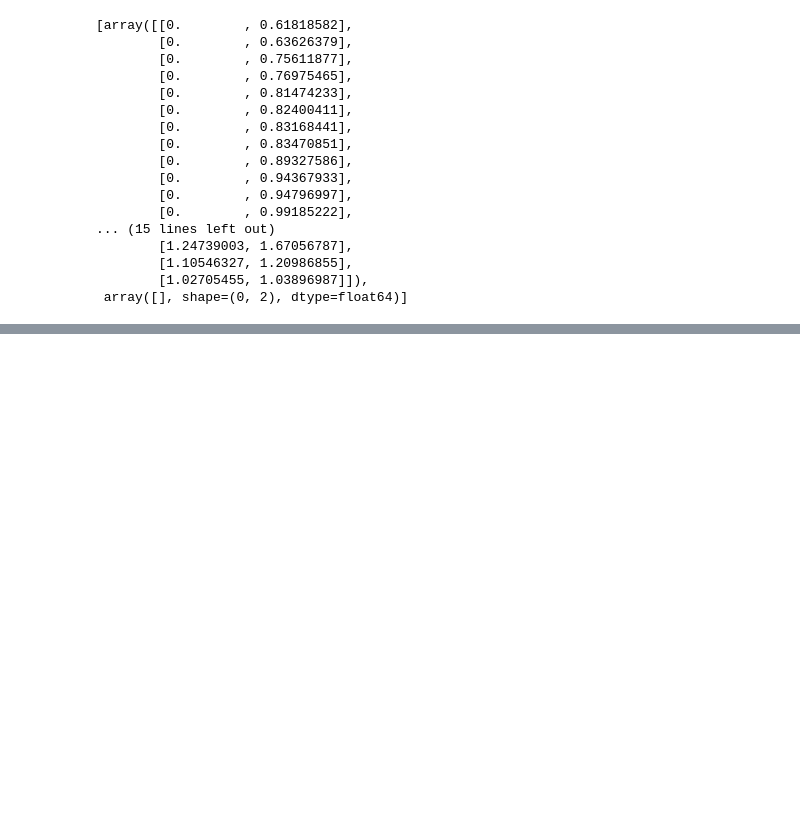
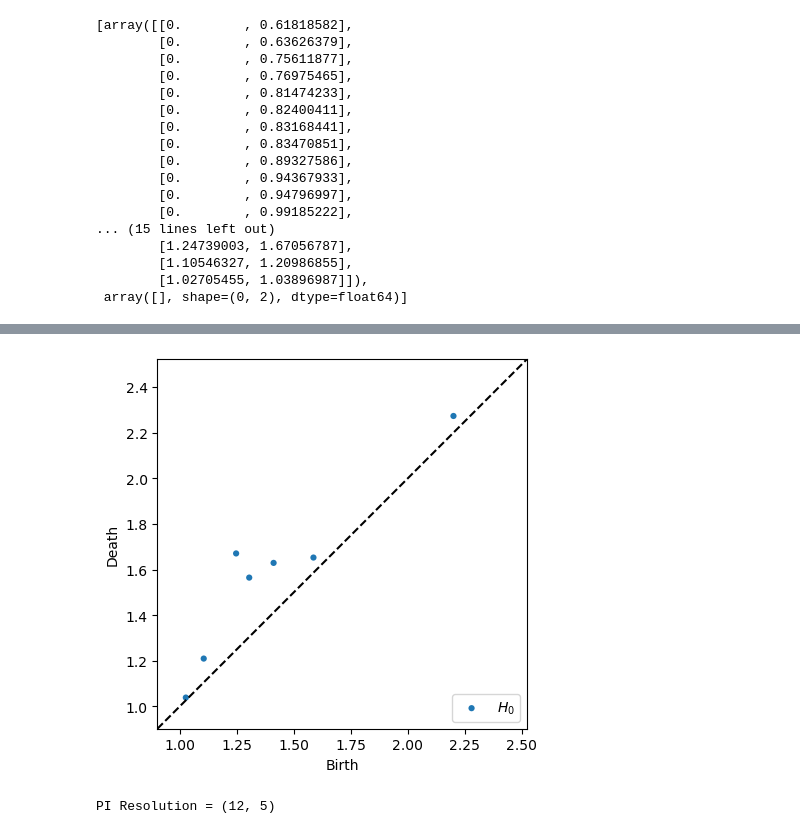
Before and after one commit to hashansl/opioid-risk-modeling, a Jupyter notebook: persistance.ipynb, the cells around one changed output, grey strips where cells are left out. Saved outputs shown, nothing was run; the diff lists cells and outputs as text; code cells hidden in the pictures; blank space fills up the shorter version.

```diff
--- a/persistance.ipynb
+++ b/persistance.ipynb
@@ -150,0 +185,11 @@ data['dgms']
+# %%
+persim.plot_diagrams(data_dgm[1], show=True)
+# %% [output]
+[figure, added]
+# %%
+pimgr = PersistenceImager(pixel_size=0.1)
+pimgr.fit(data_dgm[1])
+imgs = pimgr.transform(data_dgm[1])
+print(f"PI Resolution = {pimgr.resolution}")
+# %% [output]
+PI Resolution = (12, 5)
```
Also changed, not shown: parts of 31 cells of this notebook.
